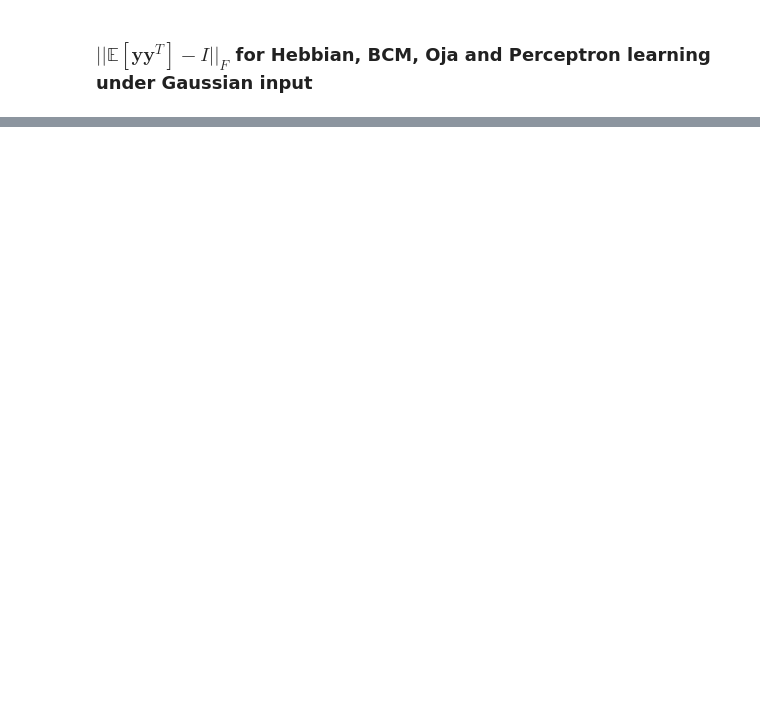
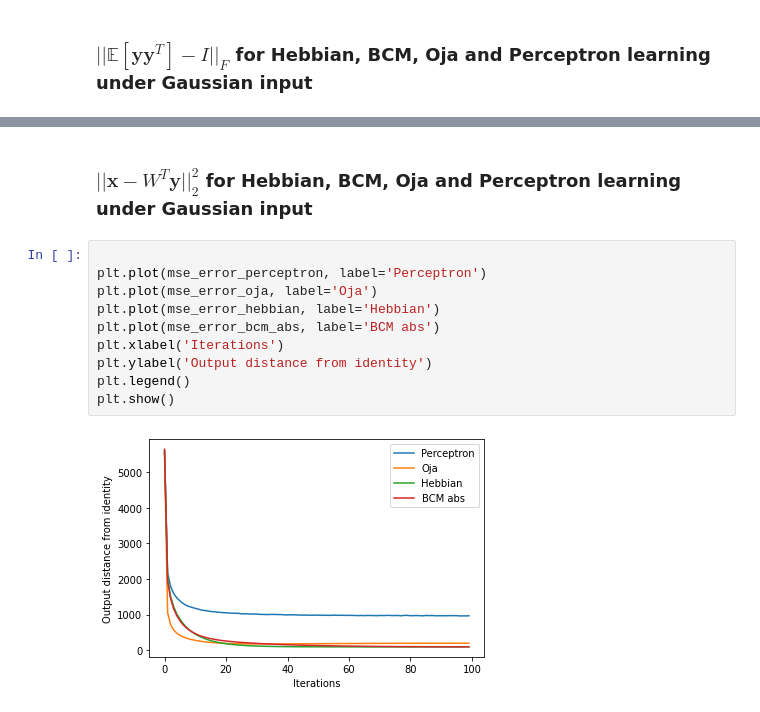
Before and after one commit to henri-edinb/predictive_learning, a Jupyter notebook: guassian_dynamics.ipynb, the cells around one changed output, grey strips where cells are left out. Saved outputs shown, nothing was run; the diff lists cells and outputs as text; blank space fills up the shorter version.

```diff
--- a/guassian_dynamics.ipynb
+++ b/guassian_dynamics.ipynb
@@ -710,0 +725,14 @@ plt.show()
+# %% [markdown]
+### $||\mathbf{x} - W^{T}\mathbf{y}||_2^2$ for Hebbian, BCM, Oja and Perceptron learning under Gaussian input
+# %%
+
+plt.plot(mse_error_perceptron, label='Perceptron')
+plt.plot(mse_error_oja, label='Oja')
+plt.plot(mse_error_hebbian, label='Hebbian')
+plt.plot(mse_error_bcm_abs, label='BCM abs')
+plt.xlabel('Iterations')
+plt.ylabel('Output distance from identity')
+plt.legend()
+plt.show()
+# %% [output]
+[figure, added]
```
Also changed, not shown: parts of 4 cells of this notebook, 6 other files.
